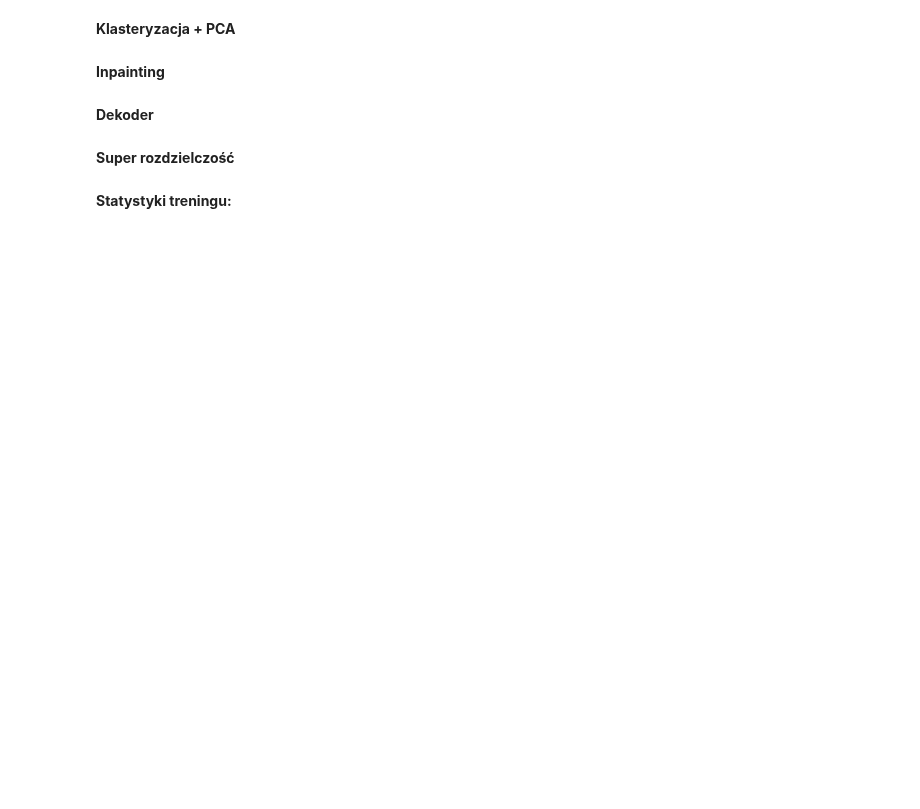
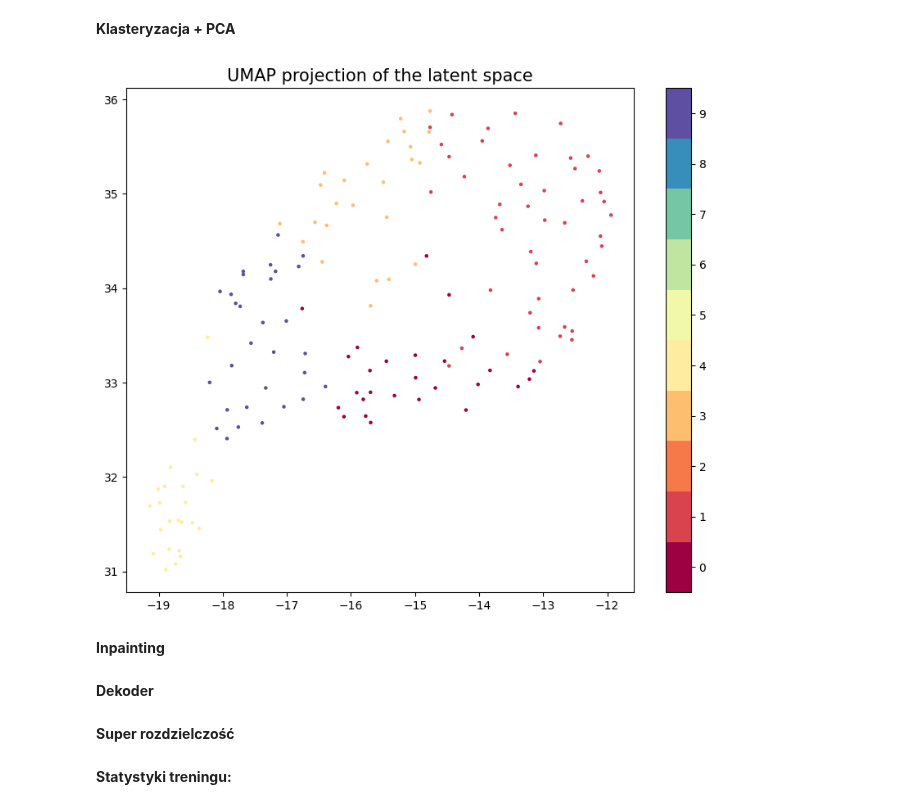
Before and after one commit to Lecrut/Unsupervised-learning---images, a Jupyter notebook: main.ipynb, the cells around one changed output. Drawn from its saved outputs; the diff is of its cells as text; code cells hidden in the pictures; blank space fills up the shorter version.

```diff
--- a/main.ipynb
+++ b/main.ipynb
@@ -17,7 +17,7 @@ from src.modules.inpainter import in_painter_model
 * SMALL_DATASET_SIZE - size of smaller dataset
 # %%
 SMALL_DATASET = True
-SMALL_DATASET_SIZE = 0.125
+SMALL_DATASET_SIZE = 0.0125
 # %% [markdown]
 **Check device**
 # %%
@@ -96,7 +96,7 @@ autoencoder = Autoencoder(
 history = autoencoder.fit(
     train_loader=shuffled_train_loader,
     val_loader=shuffled_val_loader,
-    epochs=5,
+    epochs=1,
     save_path=Path('checkpoints'),
     # early_stopping_patience=5
 )
@@ -115,9 +117,11 @@ RuntimeError: Input type (torch.cuda.FloatTensor) and weight type (torch.FloatTe
 **Klasteryzacja + PCA**
 # %%
 smaller_latent_damaged_vectors, smaller_latent_original_vectors = our_pca(latent_damaged_vectors, latent_original_vectors)
-clusters = clustering(smaller_latent_damaged_vectors, smaller_latent_original_vectors)
+clusters, _ = clustering(smaller_latent_damaged_vectors, smaller_latent_original_vectors, device=device)
 
-display_umap(smaller_latent_damaged_vectors, smaller_latent_original_vectors, clusters)
+display_umap(smaller_latent_damaged_vectors, clusters)
+# %% [output]
+[figure, added]
 # %% [markdown]
 **Inpainting**
 # %%
```
Also changed, not shown: parts of 4 cells of this notebook, 3 other files.
